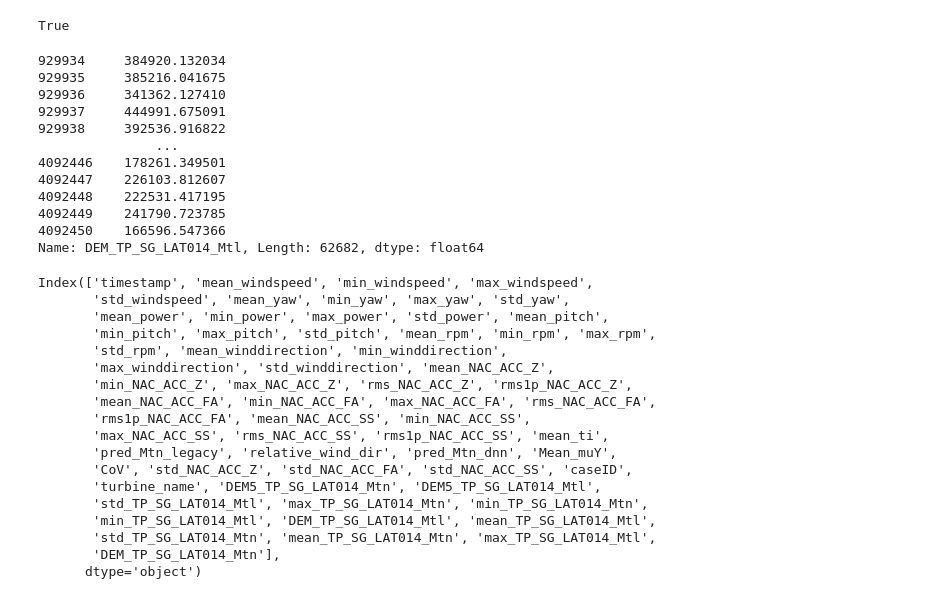
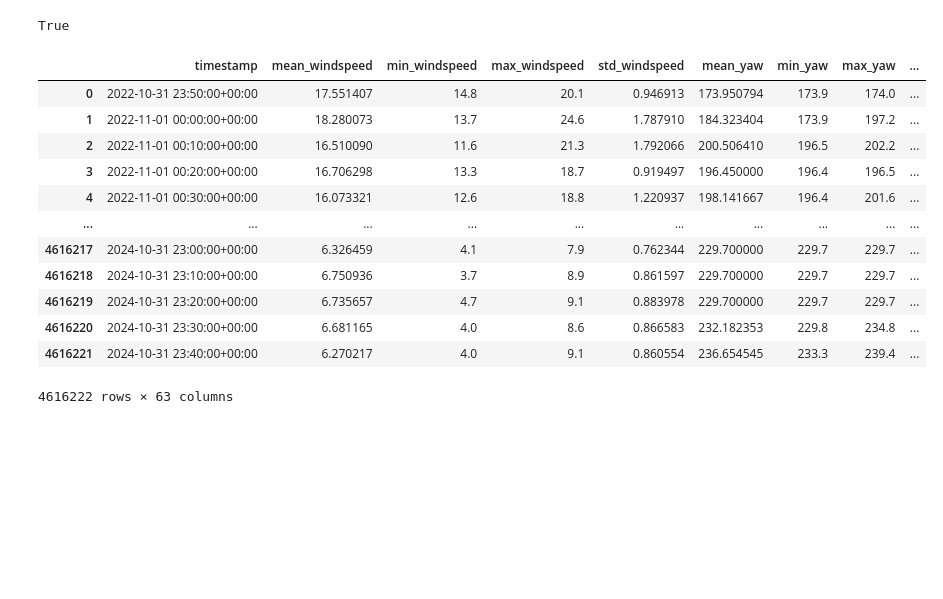
Before and after one commit to YacineBelHadj/damage_prediction_AE, a Jupyter notebook: src/data_preprocessing/scada_loading.ipynb, the cells around one changed output. Cells and saved outputs as stored; diff of their text form; code cells hidden in the pictures; blank space fills up the shorter version.

```diff
--- a/src/data_preprocessing/scada_loading.ipynb
+++ b/src/data_preprocessing/scada_loading.ipynb
@@ -58,41 +44,24 @@ len(df_scada.drop_duplicates(subset=['timestamp', 'turbine_name'])) == len(df_sc
 True
 # %%
 df_scada['turbine_name'] = "NRT"+df_scada['turbine_name']
-# %%
-df_scada['DEM_TP_SG_LAT014_Mtl'].dropna()
-# %% [output]
-929934     384920.132034
-929935     385216.041675
-929936     341362.127410
-929937     444991.675091
-929938     392536.916822
-               ...
-4092446    178261.349501
-4092447    226103.812607
-4092448    222531.417195
-4092449    241790.723785
-4092450    166596.547366
-Name: DEM_TP_SG_LAT014_Mtl, Length: 62682, dtype: float64
-# %%
-df_scada.columns
-# %% [output]
-Index(['timestamp', 'mean_windspeed', 'min_windspeed', 'max_windspeed',
-       'std_windspeed', 'mean_yaw', 'min_yaw', 'max_yaw', 'std_yaw',
-       'mean_power', 'min_power', 'max_power', 'std_power', 'mean_pitch',
-       'min_pitch', 'max_pitch', 'std_pitch', 'mean_rpm', 'min_rpm', 'max_rpm',
-       'std_rpm', 'mean_winddirection', 'min_winddirection',
-       'max_winddirection', 'std_winddirection', 'mean_NAC_ACC_Z',
-       'min_NAC_ACC_Z', 'max_NAC_ACC_Z', 'rms_NAC_ACC_Z', 'rms1p_NAC_ACC_Z',
-       'mean_NAC_ACC_FA', 'min_NAC_ACC_FA', 'max_NAC_ACC_FA', 'rms_NAC_ACC_FA',
-       'rms1p_NAC_ACC_FA', 'mean_NAC_ACC_SS', 'min_NAC_ACC_SS',
-       'max_NAC_ACC_SS', 'rms_NAC_ACC_SS', 'rms1p_NAC_ACC_SS', 'mean_ti',
-       'pred_Mtn_legacy', 'relative_wind_dir', 'pred_Mtn_dnn', 'Mean_muY',
-       'CoV', 'std_NAC_ACC_Z', 'std_NAC_ACC_FA', 'std_NAC_ACC_SS', 'caseID',
-       'turbine_name', 'DEM5_TP_SG_LAT014_Mtn', 'DEM5_TP_SG_LAT014_Mtl',
-       'std_TP_SG_LAT014_Mtl', 'max_TP_SG_LAT014_Mtn', 'min_TP_SG_LAT014_Mtn',
-       'min_TP_SG_LAT014_Mtl', 'DEM_TP_SG_LAT014_Mtl', 'mean_TP_SG_LAT014_Mtl',
-       'std_TP_SG_LAT014_Mtn', 'mean_TP_SG_LAT014_Mtn', 'max_TP_SG_LAT014_Mtl',
-       'DEM_TP_SG_LAT014_Mtn'],
-      dtype='object')
+# %%
+df_scada['timestamp'] = pd.to_datetime(df_scada['timestamp']) + pd.Timedelta(minutes=10)
+# %%
+
+df_scada
+# %% [output]
+|  | timestamp | mean_windspeed | min_windspeed | max_windspeed | std_windspeed | mean_yaw | min_yaw | max_yaw | ... |
+| 0 | 2022-10-31 23:50:00+00:00 | 17.551407 | 14.8 | 20.1 | 0.946913 | 173.950794 | 173.9 | 174.0 | ... |
+| 1 | 2022-11-01 00:00:00+00:00 | 18.280073 | 13.7 | 24.6 | 1.787910 | 184.323404 | 173.9 | 197.2 | ... |
+| 2 | 2022-11-01 00:10:00+00:00 | 16.510090 | 11.6 | 21.3 | 1.792066 | 200.506410 | 196.5 | 202.2 | ... |
+| 3 | 2022-11-01 00:20:00+00:00 | 16.706298 | 13.3 | 18.7 | 0.919497 | 196.450000 | 196.4 | 196.5 | ... |
+| 4 | 2022-11-01 00:30:00+00:00 | 16.073321 | 12.6 | 18.8 | 1.220937 | 198.141667 | 196.4 | 201.6 | ... |
+| ... | ... | ... | ... | ... | ... | ... | ... | ... | ... |
+| 4616217 | 2024-10-31 23:00:00+00:00 | 6.326459 | 4.1 | 7.9 | 0.762344 | 229.700000 | 229.7 | 229.7 | ... |
+| 4616218 | 2024-10-31 23:10:00+00:00 | 6.750936 | 3.7 | 8.9 | 0.861597 | 229.700000 | 229.7 | 229.7 | ... |
+| 4616219 | 2024-10-31 23:20:00+00:00 | 6.735657 | 4.7 | 9.1 | 0.883978 | 229.700000 | 229.7 | 229.7 | ... |
+| 4616220 | 2024-10-31 23:30:00+00:00 | 6.681165 | 4.0 | 8.6 | 0.866583 | 232.182353 | 229.8 | 234.8 | ... |
+| 4616221 | 2024-10-31 23:40:00+00:00 | 6.270217 | 4.0 | 9.1 | 0.860554 | 236.654545 | 233.3 | 239.4 | ... |
+4616222 rows × 63 columns
 # %%
 import pandas as pd
```
Also changed, not shown: parts of 18 cells of this notebook, 13 other files.
